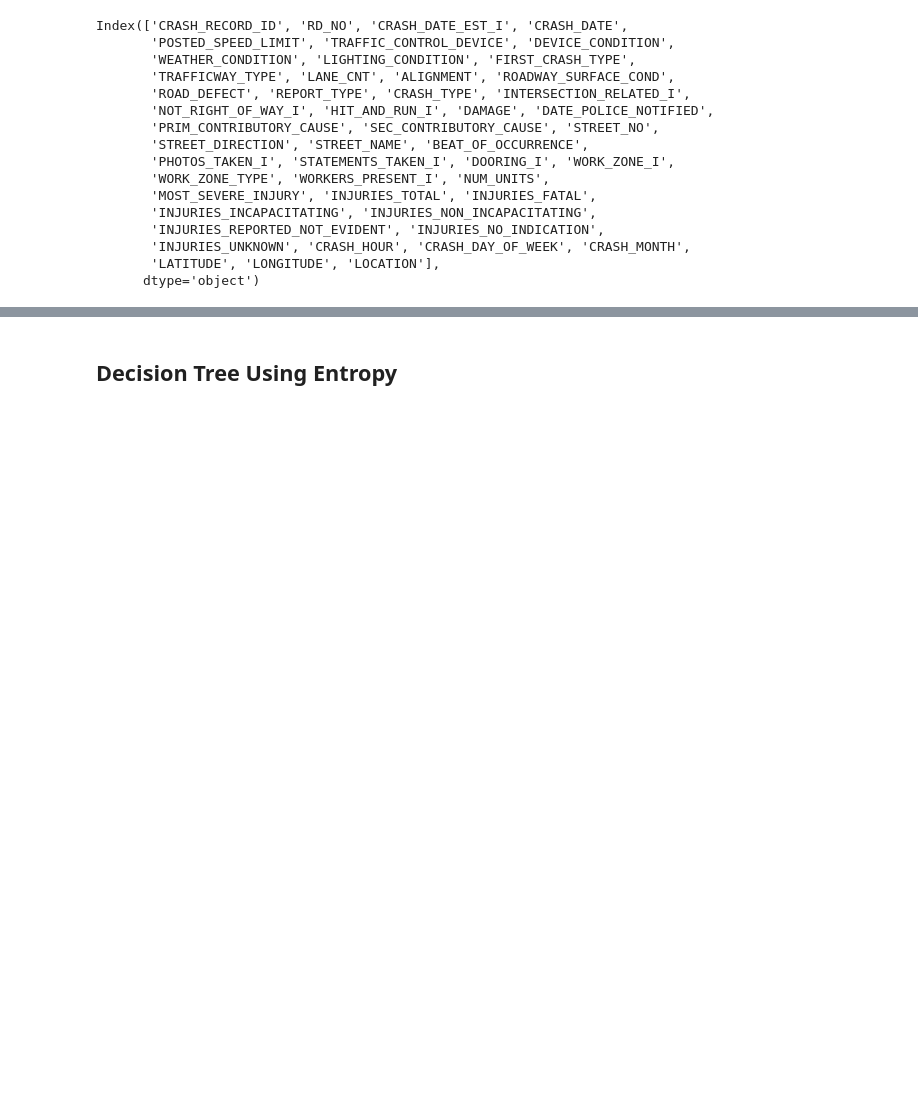
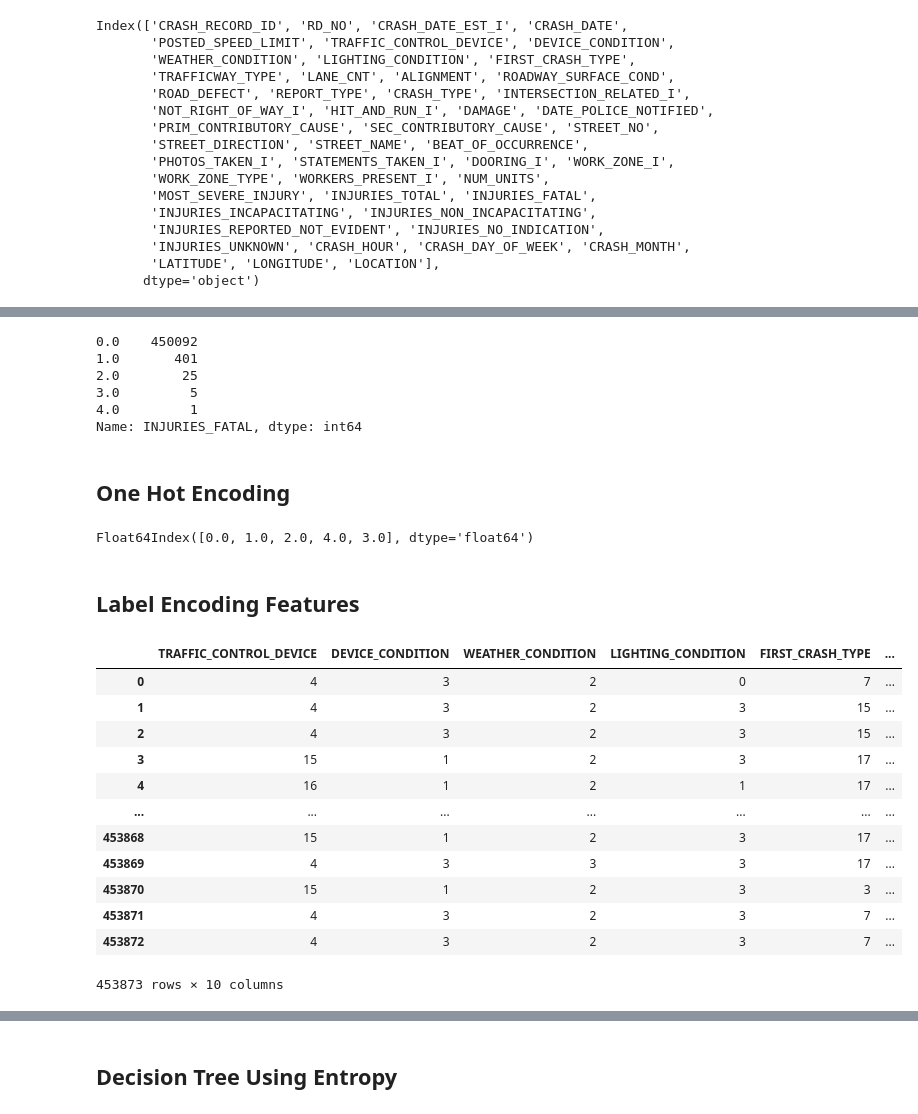
Before and after one commit to bonnynich/Classifying-Fatal-Chicago-Traffic-Crashes, a Jupyter notebook: student.ipynb, the cells around one changed output, grey strips where cells are left out. Saved outputs shown, nothing was run; the diff lists cells and outputs as text; code cells hidden in the pictures; blank space fills up the shorter version.

```diff
--- a/student.ipynb
+++ b/student.ipynb
@@ -160,0 +239,11 @@ one_hot_data.info()
+# %%
+fatal['INJURIES_FATAL'].value_counts()
+# %% [output]
+0.0    450092
+1.0       401
+2.0        25
+3.0         5
+4.0         1
+Name: INJURIES_FATAL, dtype: int64
+# %% [markdown]
+## One Hot Encoding
@@ -160,0 +256,31 @@ one_hot_data.info()
+# %%
+crash_col = fatal['INJURIES_FATAL'].unique()
+fatal.columns = crash_col
+fatal.columns
+# %% [output]
+Float64Index([0.0, 1.0, 2.0, 4.0, 3.0], dtype='float64')
+# %% [markdown]
+## Label Encoding Features
+# %%
+text_col = ['TRAFFIC_CONTROL_DEVICE', 'DEVICE_CONDITION', 'WEATHER_CONDITION','LIGHTING_CONDITION', 'FIRST_CRASH_TYPE',
+            'TRAFFICWAY_TYPE', 'ROADWAY_SURFACE_COND', 'CRASH_HOUR','CRASH_DAY_OF_WEEK', 'CRASH_MONTH']
+encode_df = pd.DataFrame()
+for col in text_col:
+    encoder = LabelEncoder()
+    encode_df[col] = encoder.fit_transform(df[col])
+
+encode_df
+# %% [output]
+|  | TRAFFIC_CONTROL_DEVICE | DEVICE_CONDITION | WEATHER_CONDITION | LIGHTING_CONDITION | FIRST_CRASH_TYPE | ... |
+| 0 | 4 | 3 | 2 | 0 | 7 | ... |
+| 1 | 4 | 3 | 2 | 3 | 15 | ... |
+| 2 | 4 | 3 | 2 | 3 | 15 | ... |
+| 3 | 15 | 1 | 2 | 3 | 17 | ... |
+| 4 | 16 | 1 | 2 | 1 | 17 | ... |
+| ... | ... | ... | ... | ... | ... | ... |
+| 453868 | 15 | 1 | 2 | 3 | 17 | ... |
+| 453869 | 4 | 3 | 3 | 3 | 17 | ... |
+| 453870 | 15 | 1 | 2 | 3 | 3 | ... |
+| 453871 | 4 | 3 | 2 | 3 | 7 | ... |
+| 453872 | 4 | 3 | 2 | 3 | 7 | ... |
+453873 rows × 10 columns
```
Also changed, not shown: parts of 24 cells of this notebook.
